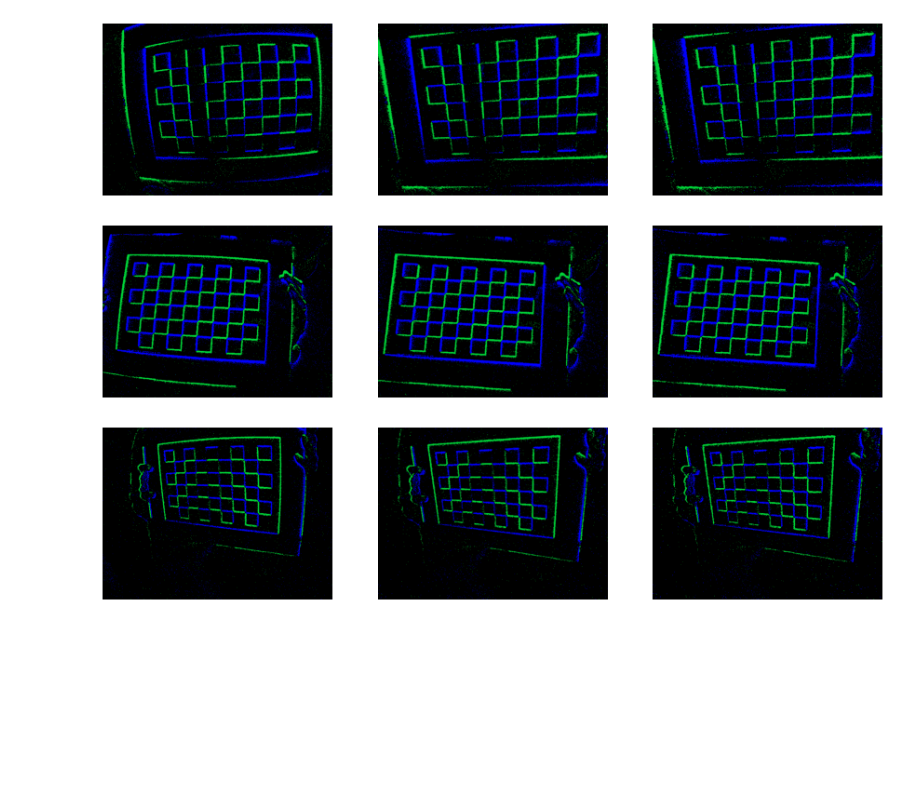
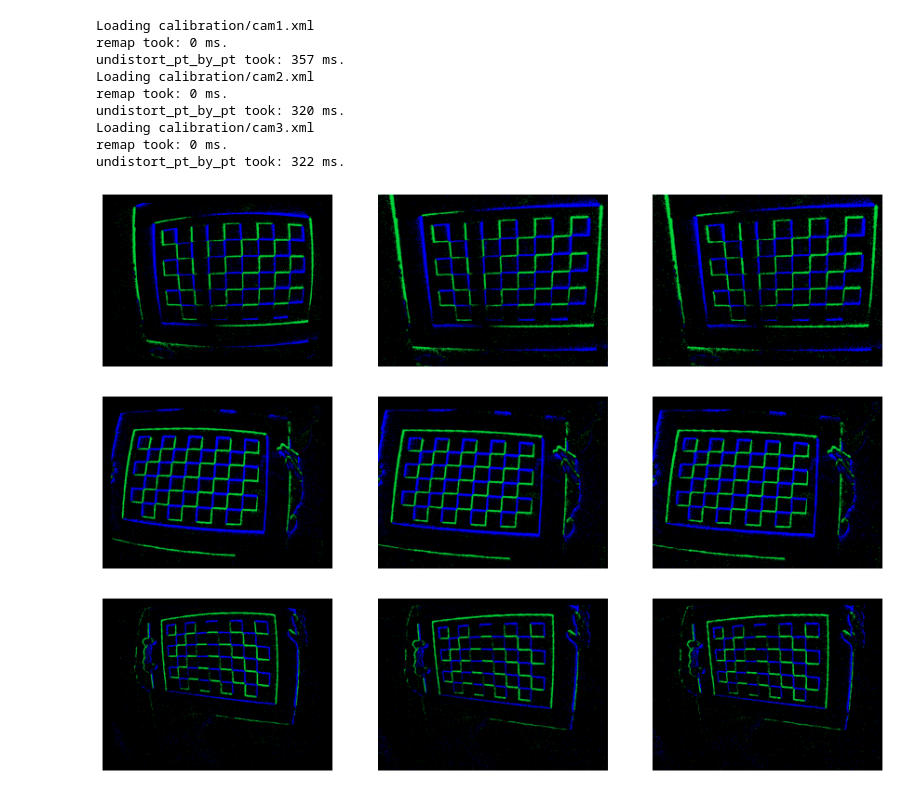
Before and after one commit to jpromerob/CAMagic, a Jupyter notebook: PtsUndistorter.ipynb, the cells around one changed output. Cells and saved outputs as stored; diff of their text form; code cells hidden in the pictures; blank space fills up the shorter version.

Commit message:
Several 'methods' for undistortion

```diff
--- a/PtsUndistorter.ipynb
+++ b/PtsUndistorter.ipynb
@@ -5,14 +5,17 @@
 import xml.etree.ElementTree as ET
 import re
 import numpy as np
+import time
 import cv2 as cv
 import glob
 import matplotlib.image as mpimg
+from numpy import genfromtxt
 import matplotlib.pyplot as plt
 
 '''
 For camera N: load params from cam<N>.xml and use distorted_<N>.png to create distortion maps
 The distortion maps are saved in mapx_cam<N>.csv and mapy_cam<N>.csv
+Two undistortion procedures are performed (to validate the maps): with and without 'cv'
 '''
 
 def load_params(filename):
@@ -54,6 +57,7 @@ def get_distortion_maps(camera_id):
 
     # Reading parameters from *.xml
     w, h, cam_m, d_coeff = load_params("calibration/cam" + str(camera_id) + ".xml")
+    print("Loading %s" %("calibration/cam" + str(camera_id) + ".xml"))
 
     # Undistorting stuff ...
     newcameramtx, roi = cv.getOptimalNewCameraMatrix(cam_m, d_coeff, (h,w), 0, (h,w))
@@ -78,33 +82,50 @@ def undistort_pt_by_pt(array, mapx, mapy):
             old_y = int(mapy[j, i]) # WARNING: might be [j, i] ...
             if ((old_x>=0) and (old_x<x)) and ((old_y>=0) and (old_y<y)):
                 undistorted[j, i, :] = distorted[old_y, old_x, :]
 
     return undistorted
 
 
 if __name__ == "__main__":
 
 
     for i in range(3):
 
         # Which camera?
         camera_id = i+1
 
         # Which image?
         distorted = cv.imread("distorted_" + str(camera_id) + ".png")
 
         # Get distortion maps
         mapx, mapy = get_distortion_maps(camera_id)
 
         # Get undistorted image (using cv.remap)
+        start = time.time()
         undistorted = cv.remap(distorted, mapx, mapy, cv.INTER_LINEAR)
+        stop = time.time()
+        elapsed = stop - start
+        print("remap took: " + str(int(1000*elapsed)) + " ms.")
 
         # Get undistorted image (using distortion maps)
+        start = time.time()
         new_undistorted = undistort_pt_by_pt(distorted, mapx, mapy)
+        stop = time.time()
+        elapsed = stop - start
+        print("undistort_pt_by_pt took: " + str(int(1000*elapsed)) + " ms.")
 
         # Plot distorted and undistorted images
         plot_all(distorted, undistorted, new_undistorted)
 # %% [output]
+Loading calibration/cam1.xml
+remap took: 0 ms.
+undistort_pt_by_pt took: 357 ms.
+Loading calibration/cam2.xml
+remap took: 0 ms.
+undistort_pt_by_pt took: 320 ms.
+Loading calibration/cam3.xml
+remap took: 0 ms.
+undistort_pt_by_pt took: 322 ms.
-[figure, old version]
+[figure, new version]
-[figure, old version]
+[figure, new version]
-[figure, old version]
+[figure, new version]
```
Also changed, not shown: parts of 2 cells of this notebook, 4 other files.
